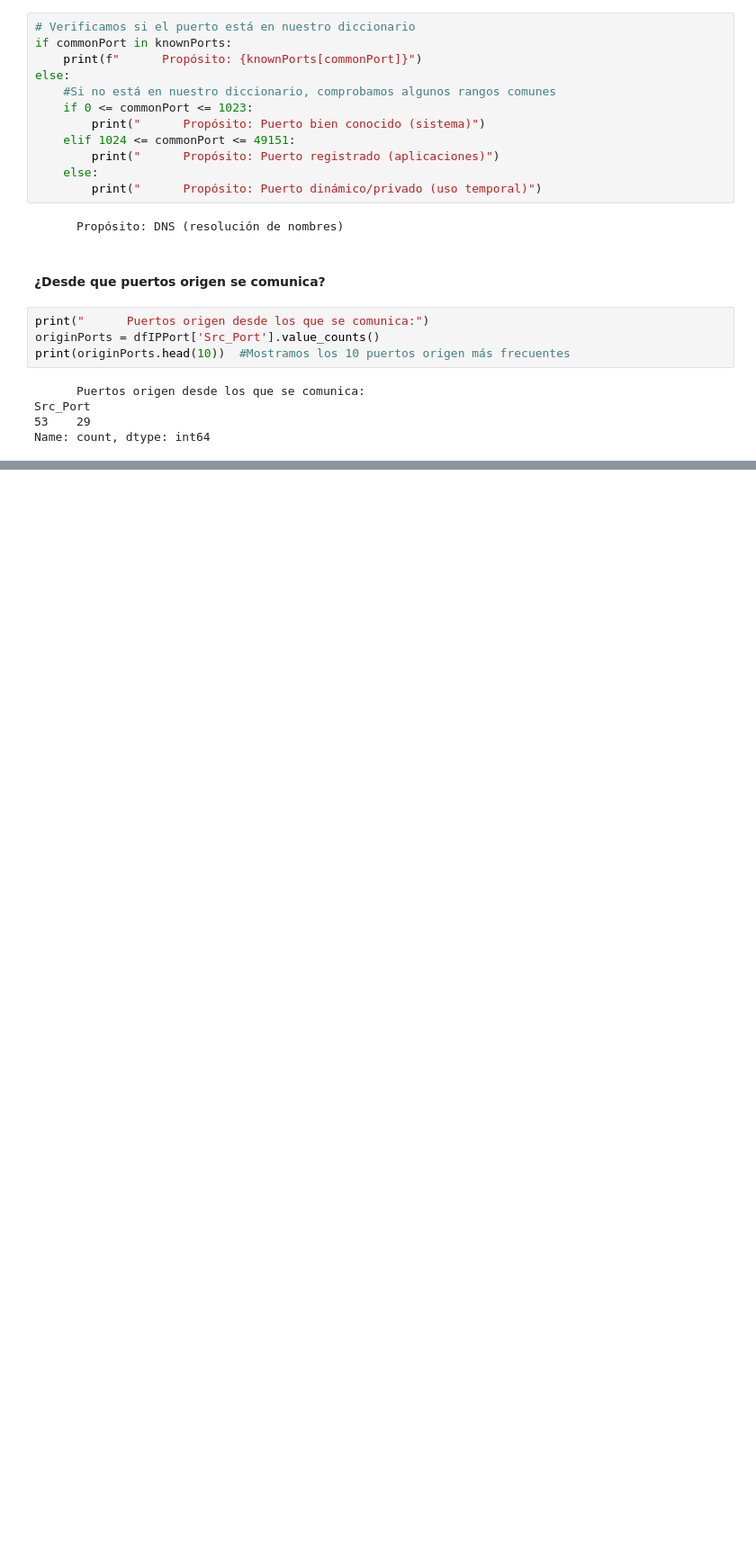
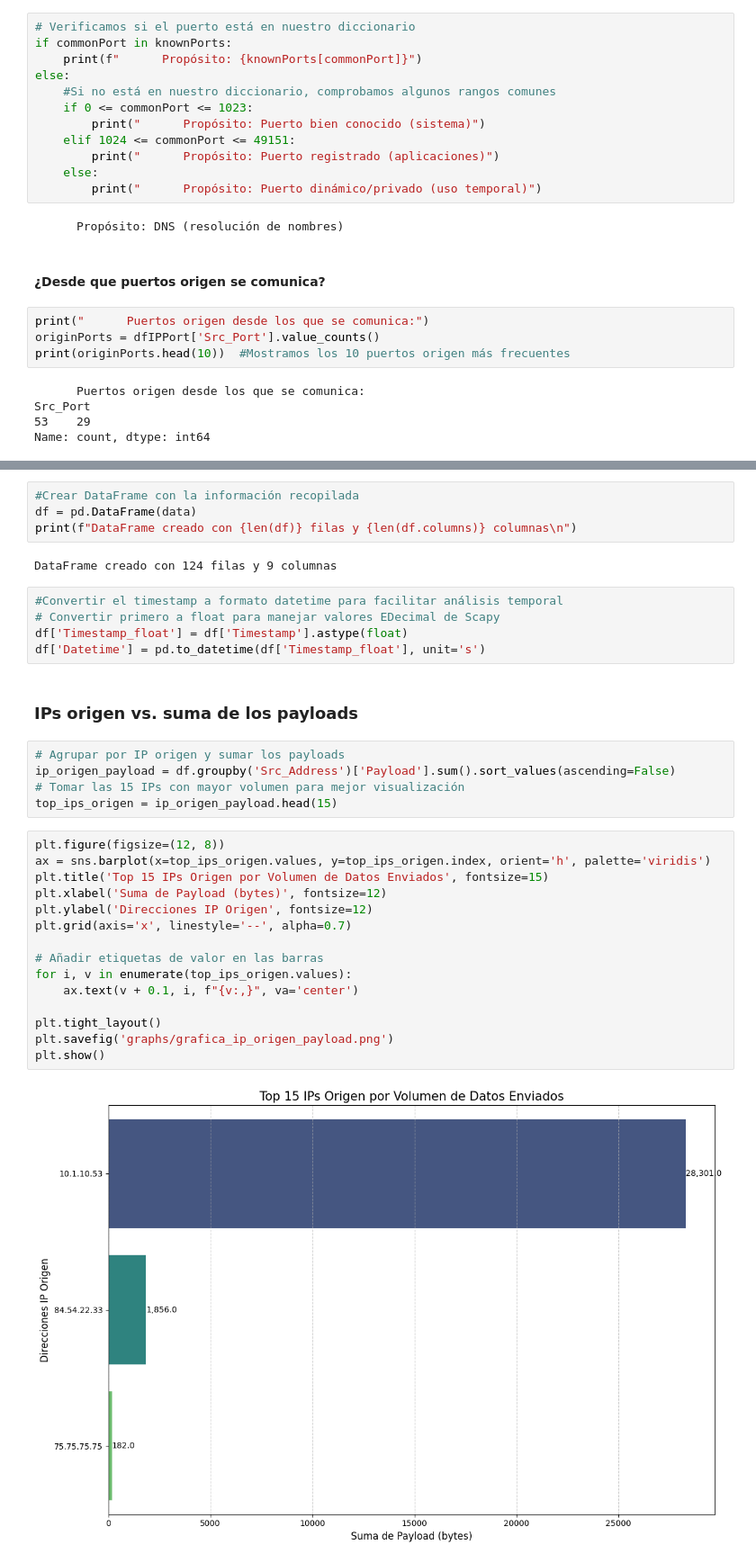
Before and after one commit to FerEsq/SDS-Lab-06, a Jupyter notebook: lab6.ipynb, the cells around one changed output, grey strips where cells are left out. Shown: that part at 90% size. Drawn from its saved outputs; the diff is of its cells as text; blank space fills up the shorter version.

```diff
--- a/lab6.ipynb
+++ b/lab6.ipynb
@@ -203,0 +246,35 @@ Name: count, dtype: int64
+# %%
+#Crear DataFrame con la información recopilada
+df = pd.DataFrame(data)
+print(f"DataFrame creado con {len(df)} filas y {len(df.columns)} columnas\n")
+# %% [output]
+DataFrame creado con 124 filas y 9 columnas
+# %%
+#Convertir el timestamp a formato datetime para facilitar análisis temporal
+# Convertir primero a float para manejar valores EDecimal de Scapy
+df['Timestamp_float'] = df['Timestamp'].astype(float)
+df['Datetime'] = pd.to_datetime(df['Timestamp_float'], unit='s')
+# %% [markdown]
+### IPs origen vs. suma de los payloads
+# %%
+# Agrupar por IP origen y sumar los payloads
+ip_origen_payload = df.groupby('Src_Address')['Payload'].sum().sort_values(ascending=False)
+# Tomar las 15 IPs con mayor volumen para mejor visualización
+top_ips_origen = ip_origen_payload.head(15)
+# %%
+plt.figure(figsize=(12, 8))
+ax = sns.barplot(x=top_ips_origen.values, y=top_ips_origen.index, orient='h', palette='viridis')
+plt.title('Top 15 IPs Origen por Volumen de Datos Enviados', fontsize=15)
+plt.xlabel('Suma de Payload (bytes)', fontsize=12)
+plt.ylabel('Direcciones IP Origen', fontsize=12)
+plt.grid(axis='x', linestyle='--', alpha=0.7)
+
+# Añadir etiquetas de valor en las barras
+for i, v in enumerate(top_ips_origen.values):
+    ax.text(v + 0.1, i, f"{v:,}", va='center')
+
+plt.tight_layout()
+plt.savefig('graphs/grafica_ip_origen_payload.png')
+plt.show()
+# %% [output]
+[figure, added]
```
Also changed, not shown: parts of 16 cells of this notebook, 5 other files.
